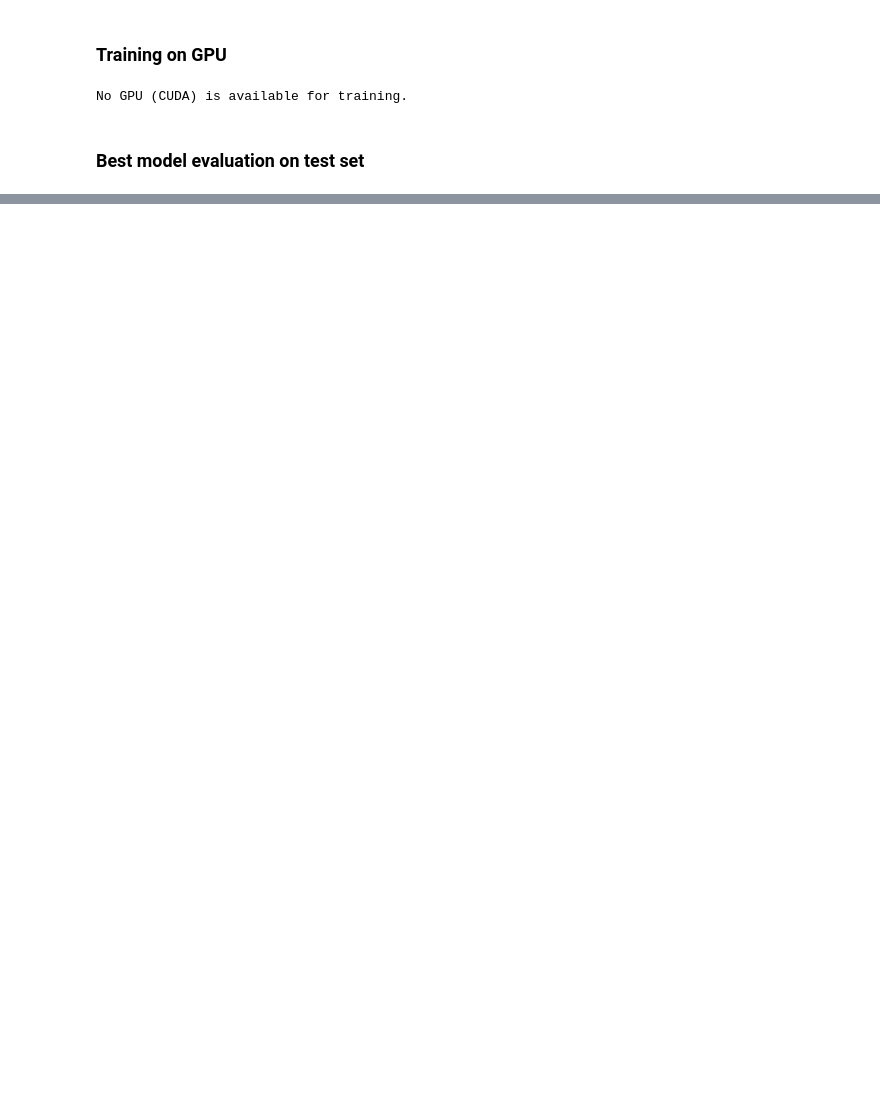
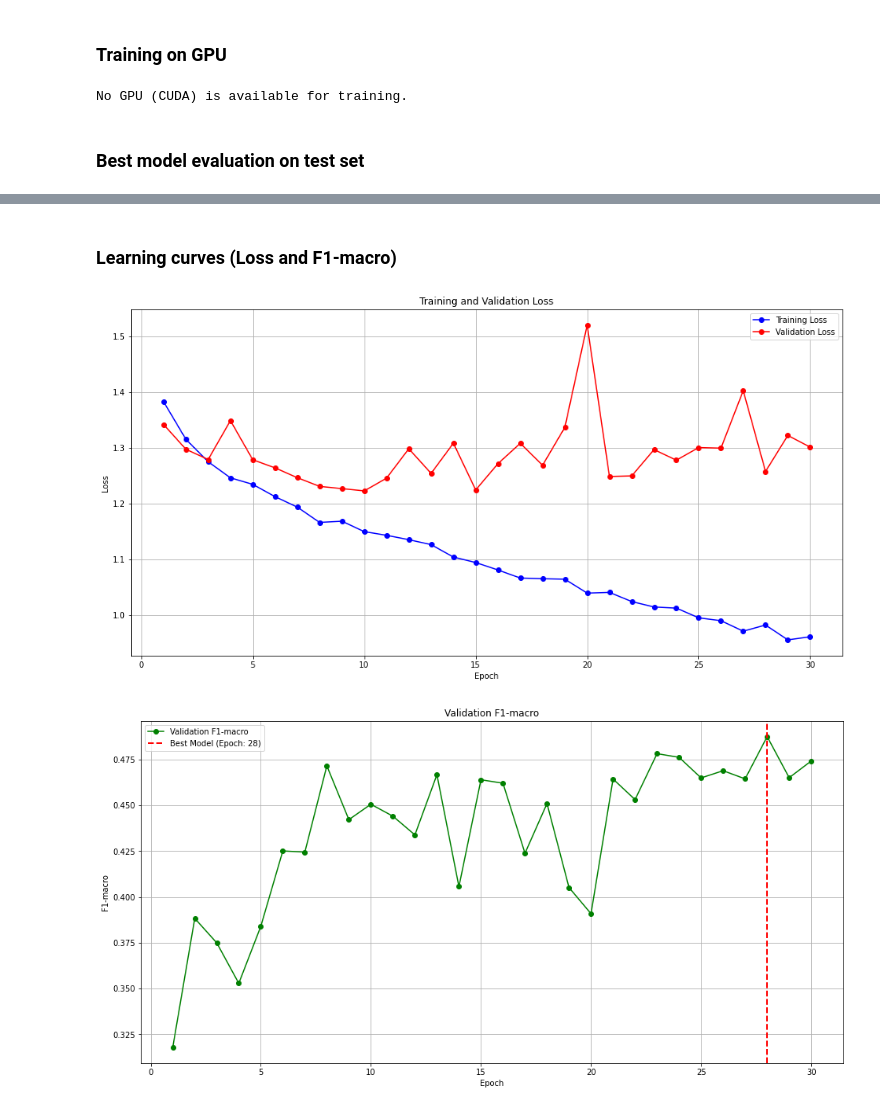
Before and after one commit to Fanisbar/ML_image_classification, a Jupyter notebook: project2.ipynb, the cells around one changed output, grey strips where cells are left out. Saved outputs shown, nothing was run; the diff lists cells and outputs as text; code cells hidden in the pictures; blank space fills up the shorter version.

Commit message:
added learning curves

```diff
--- a/project2.ipynb
+++ b/project2.ipynb
@@ -159,8 +159,11 @@ train_dataset = TensorDataset(x_train, y_train)
 val_dataset = TensorDataset(x_val, y_val)
 test_dataset = TensorDataset(x_test, y_test)
 
+g = torch.Generator()
+g.manual_seed(SEED)
+
 # dataloaders
-train_dataloader = DataLoader(train_dataset, batch_size=BATCH_SIZE, shuffle=True)
+train_dataloader = DataLoader(train_dataset, batch_size=BATCH_SIZE, shuffle=True, generator=g)
 val_dataloader = DataLoader(val_dataset, batch_size=BATCH_SIZE, shuffle=True)
 test_dataloader = DataLoader(test_dataset, batch_size=BATCH_SIZE, shuffle=False)
 
@@ -433,0 +447,26 @@ for row in test_cm:
+# %% [markdown]
+### Learning curves (Loss and F1-macro)
+# %%
+# loss
+plt.figure(figsize=(16, 8))
+plt.plot(range(1, len(history['train_loss'])+1), history['train_loss'], 'bo-', label='Training Loss')
+plt.plot(range(1, len(history['val_loss'])+1), history['val_loss'], 'ro-', label='Validation Loss')
+plt.title('Training and Validation Loss')
+plt.xlabel('Epoch')
+plt.ylabel('Loss')
+plt.legend()
+plt.grid(True)
+
+# f1-macro
+plt.figure(figsize=(16, 8))
+plt.plot(range(1, len(history['val_f1'])+1), history['val_f1'], 'go-', label='Validation F1-macro')
+best_epoch = history['val_f1'].index(max(history['val_f1'])) + 1
+plt.axvline(x=best_epoch, color='red', linestyle='--', linewidth=2, label=f'Best Model (Epoch: {best_epoch})')
+plt.title('Validation F1-macro')
+plt.xlabel('Epoch')
+plt.ylabel('F1-macro')
+plt.legend()
+plt.grid(True)
+# %% [output]
+[figure, added]
+[figure, added]
```
Also changed, not shown: parts of 6 cells of this notebook, 1 other file.
